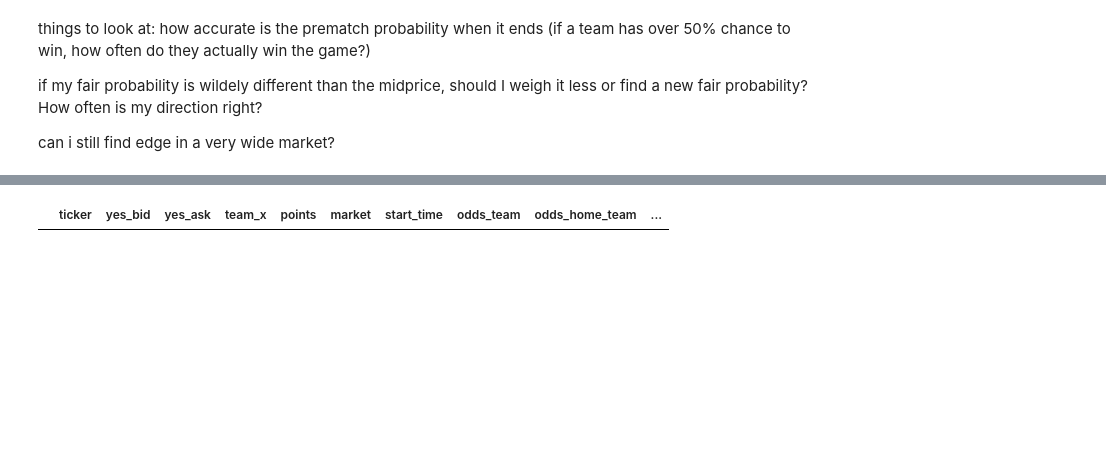
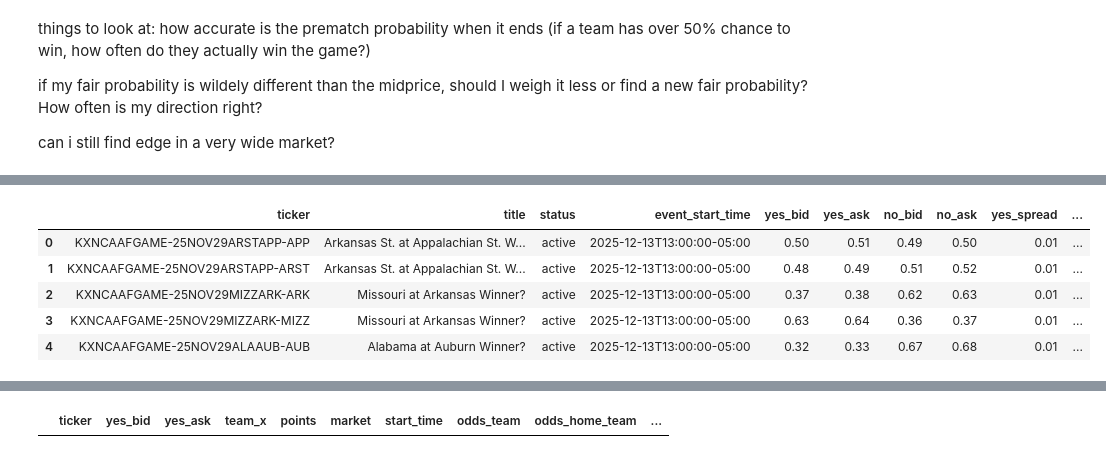
Before and after one commit to bassuaz24/kalshi_bets, a Jupyter notebook: jupyter_archive/cfb_data_analysis.ipynb, the cells around one changed output, grey strips where cells are left out. Saved outputs shown, nothing was run; the diff lists cells and outputs as text; code cells hidden in the pictures; blank space fills up the shorter version.

```diff
--- a/jupyter_archive/cfb_data_analysis.ipynb
+++ b/jupyter_archive/cfb_data_analysis.ipynb
@@ -261,3 +284,12 @@ kalshi_totals_df = kalshi_totals_df[
+# %%
+kalshi_winners_df.head()
+# %% [output]
+|  | ticker | title | status | event_start_time | yes_bid | yes_ask | no_bid | no_ask | yes_spread | ... |
+| 0 | KXNCAAFGAME-25NOV29ARSTAPP-APP | Arkansas St. at Appalachian St. W... | active | 2025-12-13T13:00:00-05:00 | 0.50 | 0.51 | 0.49 | 0.50 | 0.01 | ... |
+| 1 | KXNCAAFGAME-25NOV29ARSTAPP-ARST | Arkansas St. at Appalachian St. W... | active | 2025-12-13T13:00:00-05:00 | 0.48 | 0.49 | 0.51 | 0.52 | 0.01 | ... |
+| 2 | KXNCAAFGAME-25NOV29MIZZARK-ARK | Missouri at Arkansas Winner? | active | 2025-12-13T13:00:00-05:00 | 0.37 | 0.38 | 0.62 | 0.63 | 0.01 | ... |
+| 3 | KXNCAAFGAME-25NOV29MIZZARK-MIZZ | Missouri at Arkansas Winner? | active | 2025-12-13T13:00:00-05:00 | 0.63 | 0.64 | 0.36 | 0.37 | 0.01 | ... |
+| 4 | KXNCAAFGAME-25NOV29ALAAUB-AUB | Alabama at Auburn Winner? | active | 2025-12-13T13:00:00-05:00 | 0.32 | 0.33 | 0.67 | 0.68 | 0.01 | ... |
 # %%
 # Concatenate winners df
 
```
Also changed, not shown: parts of 18 cells of this notebook, 14 other files.
